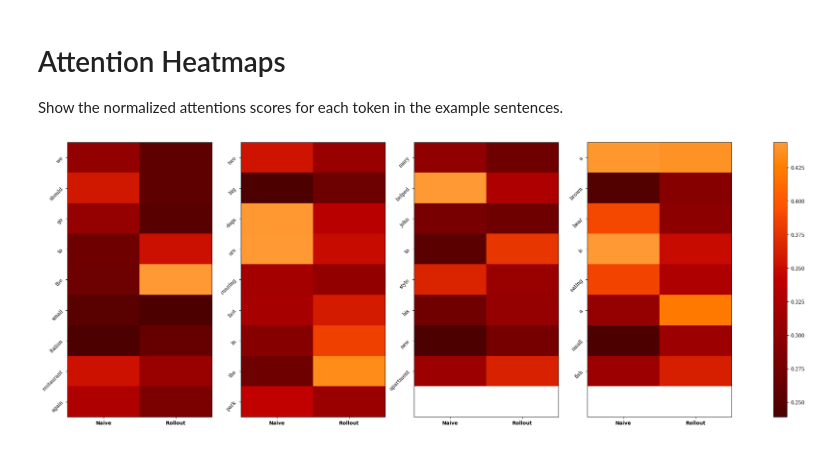
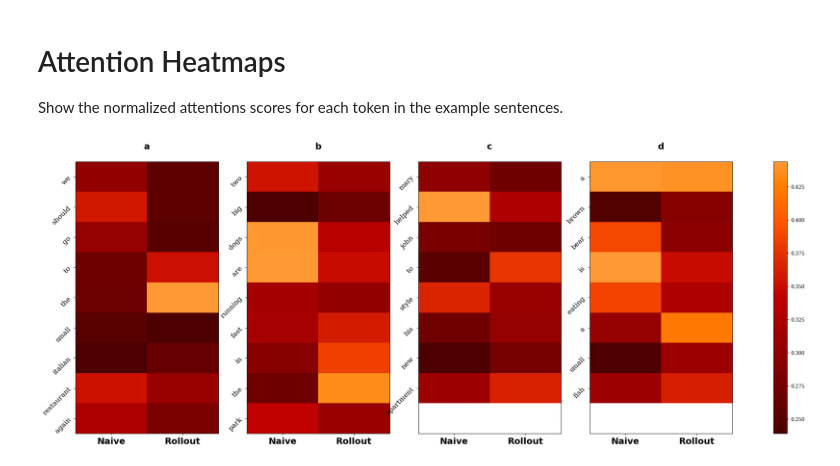
Before and after one commit to fstermann/attention-driven-dropout, a Jupyter notebook: notebooks/figures.ipynb, the cells around one changed output. Cells and saved outputs as stored; diff of their text form; code cells hidden in the pictures.

Commit message:
Update titles in figures

```diff
--- a/notebooks/figures.ipynb
+++ b/notebooks/figures.ipynb
@@ -243,27 +243,30 @@ attentions_normalized =[
     ]).T
 ]
 # %%
+from string import ascii_lowercase
+
 plt.rcParams["font.family"] = "serif"
 plt.rcParams["font.serif"] = ["Times New Roman"] + plt.rcParams["font.serif"]
 plt.rcParams["font.cursive"] = ["Times New Roman"] + plt.rcParams["font.cursive"]
 
 
 fig, axs = plt.subplots(1, 4, figsize=(30, 10))
 
 cmap = cm.get_cmap("gist_heat")
 cmap = truncate_colormap(cmap, 0.2, 0.8)
 
 for i in range(len(sequences)):
     ax = axs[i]
     img = ax.imshow(attentions_normalized[i], cmap=cmap, interpolation='nearest', aspect="auto")
-    ax.set_yticklabels(sequences[i], rotation=45)
+    ax.set_yticklabels(sequences[i], rotation=45, fontsize=14)
     ax.set_yticks(range(len(sequences[i])))
 
-    ax.set_xticklabels(["Naive", "Rollout"], weight="bold", fontname="DejaVu Sans")
+    ax.set_xticklabels(["Naive", "Rollout"], weight="bold", fontname="DejaVu Sans", fontsize=18)
     ax.set_xticks(range(2))
+    ax.set_title(f"{ascii_lowercase[i]}\n", fontweight="bold", fontname="DejaVu Sans", fontsize=18)
 
 fig.colorbar(img, ax=axs.ravel().tolist())
 
 plt.savefig("../figures/scores_heatmap.pdf", dpi=300, bbox_inches="tight")
 # %% [output]
-[figure, old version]
+[figure, new version]
```
Also changed, not shown: 1 other file.
